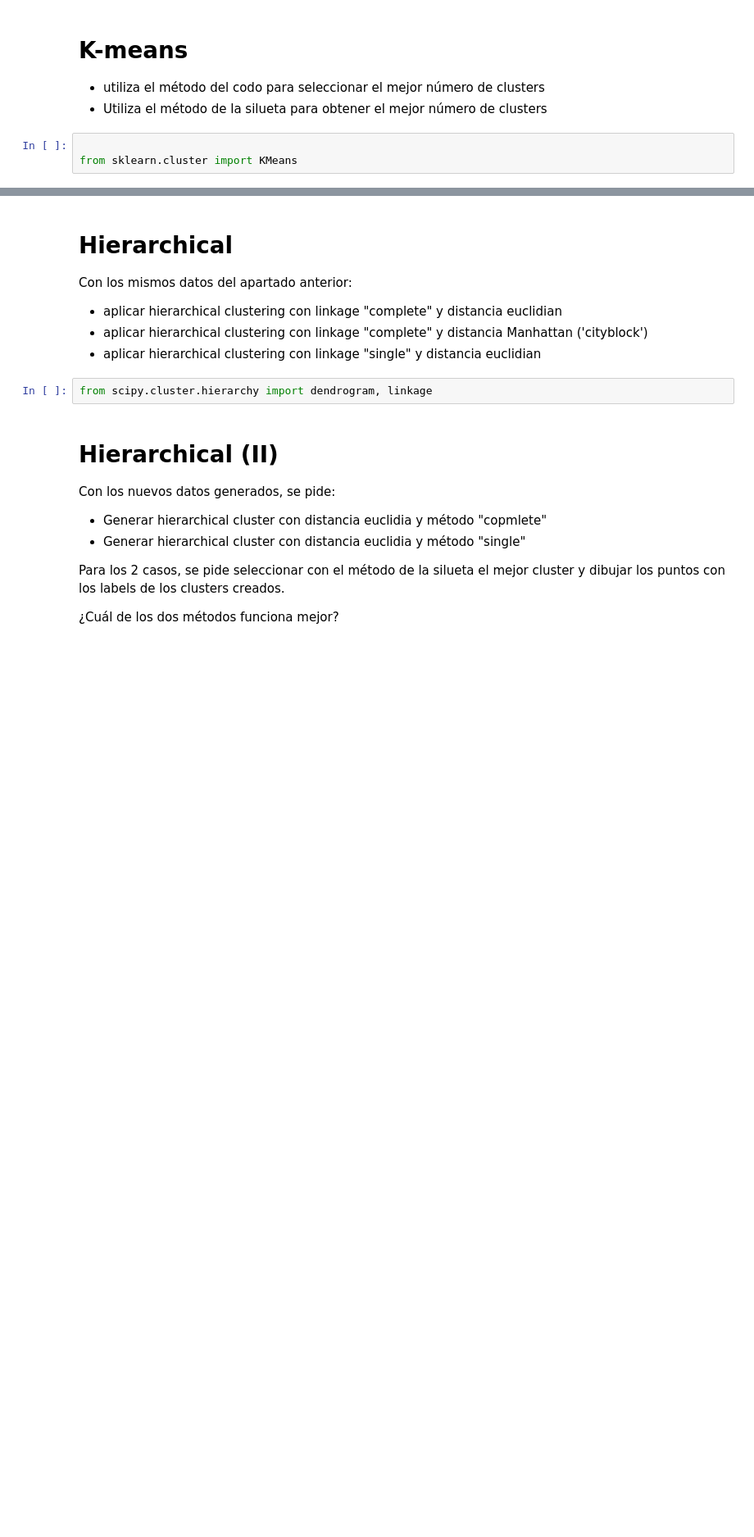
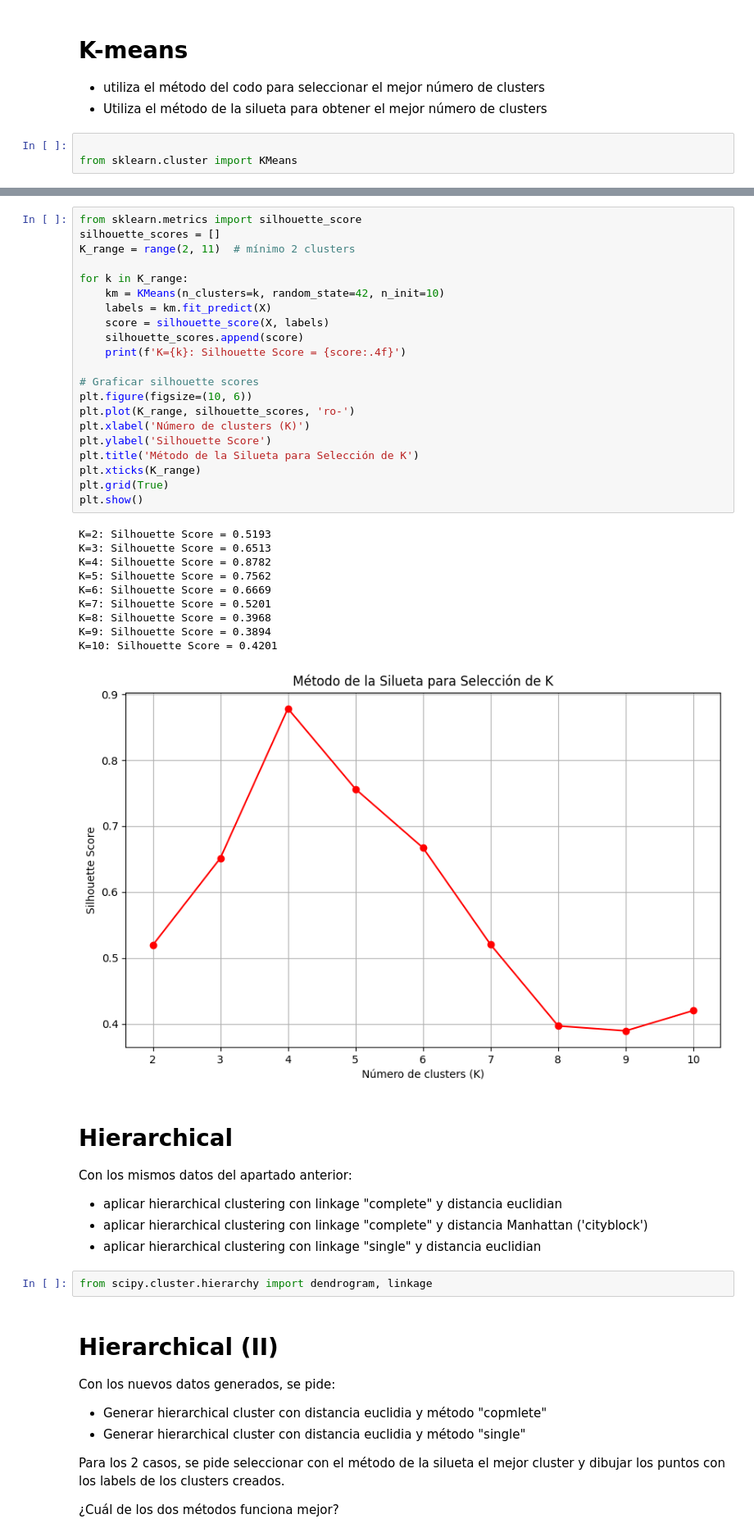
Before and after one commit to moisesbritez92/Python_examen_Tecnun, a Jupyter notebook: clase_jf/JAF_Ejercicio_3_Enunciado.ipynb, the cells around one changed output, grey strips where cells are left out. Shown at 82% size. Saved outputs shown, nothing was run; the diff lists cells and outputs as text; blank space fills up the shorter version.

```diff
--- a/clase_jf/JAF_Ejercicio_3_Enunciado.ipynb
+++ b/clase_jf/JAF_Ejercicio_3_Enunciado.ipynb
@@ -47,3 +67,35 @@ from sklearn.cluster import KMeans
+# %%
+from sklearn.metrics import silhouette_score
+silhouette_scores = []
+K_range = range(2, 11)  # mínimo 2 clusters
+
+for k in K_range:
+    km = KMeans(n_clusters=k, random_state=42, n_init=10)
+    labels = km.fit_predict(X)
+    score = silhouette_score(X, labels)
+    silhouette_scores.append(score)
+    print(f'K={k}: Silhouette Score = {score:.4f}')
+
+# Graficar silhouette scores
+plt.figure(figsize=(10, 6))
+plt.plot(K_range, silhouette_scores, 'ro-')
+plt.xlabel('Número de clusters (K)')
+plt.ylabel('Silhouette Score')
+plt.title('Método de la Silueta para Selección de K')
+plt.xticks(K_range)
+plt.grid(True)
+plt.show()
+# %% [output]
+K=2: Silhouette Score = 0.5193
+K=3: Silhouette Score = 0.6513
+K=4: Silhouette Score = 0.8782
+K=5: Silhouette Score = 0.7562
+K=6: Silhouette Score = 0.6669
+K=7: Silhouette Score = 0.5201
+K=8: Silhouette Score = 0.3968
+K=9: Silhouette Score = 0.3894
+K=10: Silhouette Score = 0.4201
+[figure, added]
 # %% [markdown]
 # Hierarchical
 
```
Also changed, not shown: parts of 2 cells of this notebook, 8 other files.
